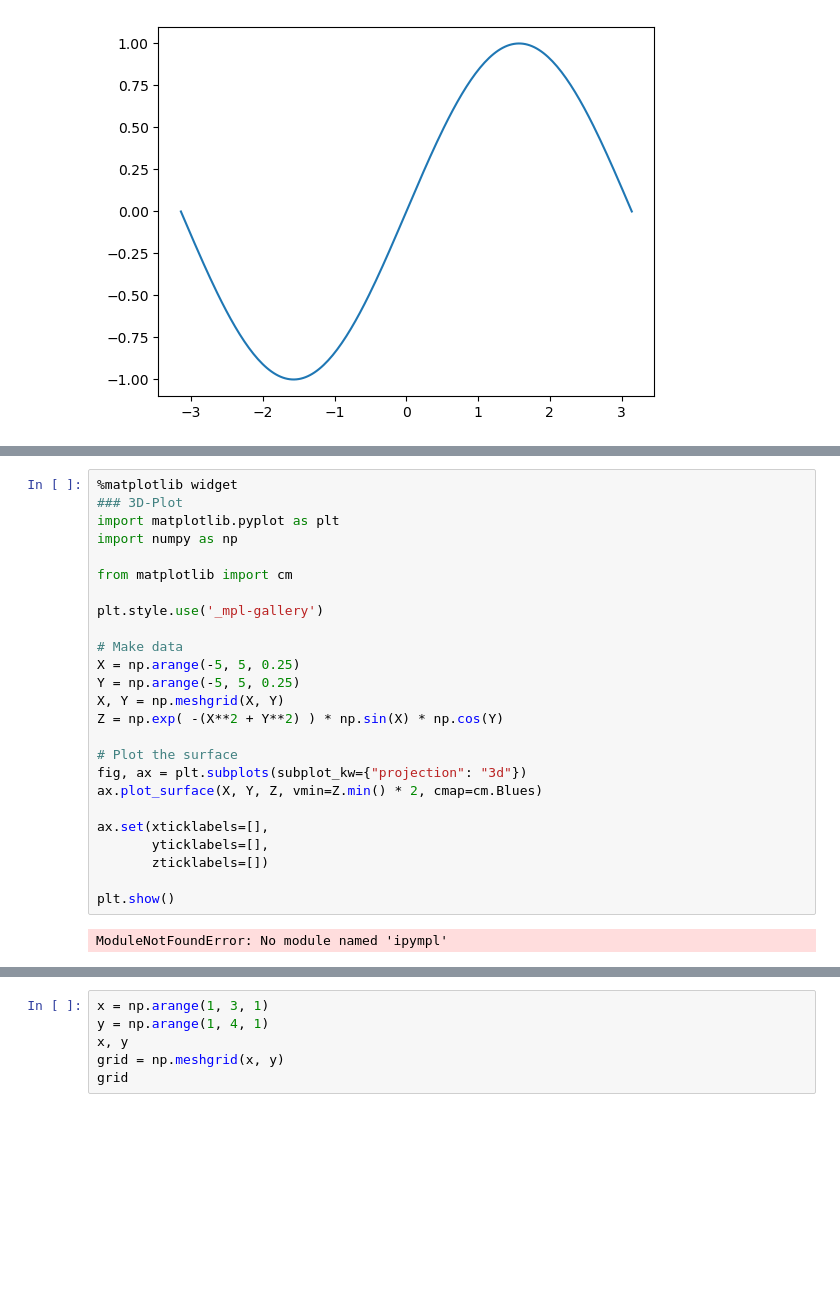
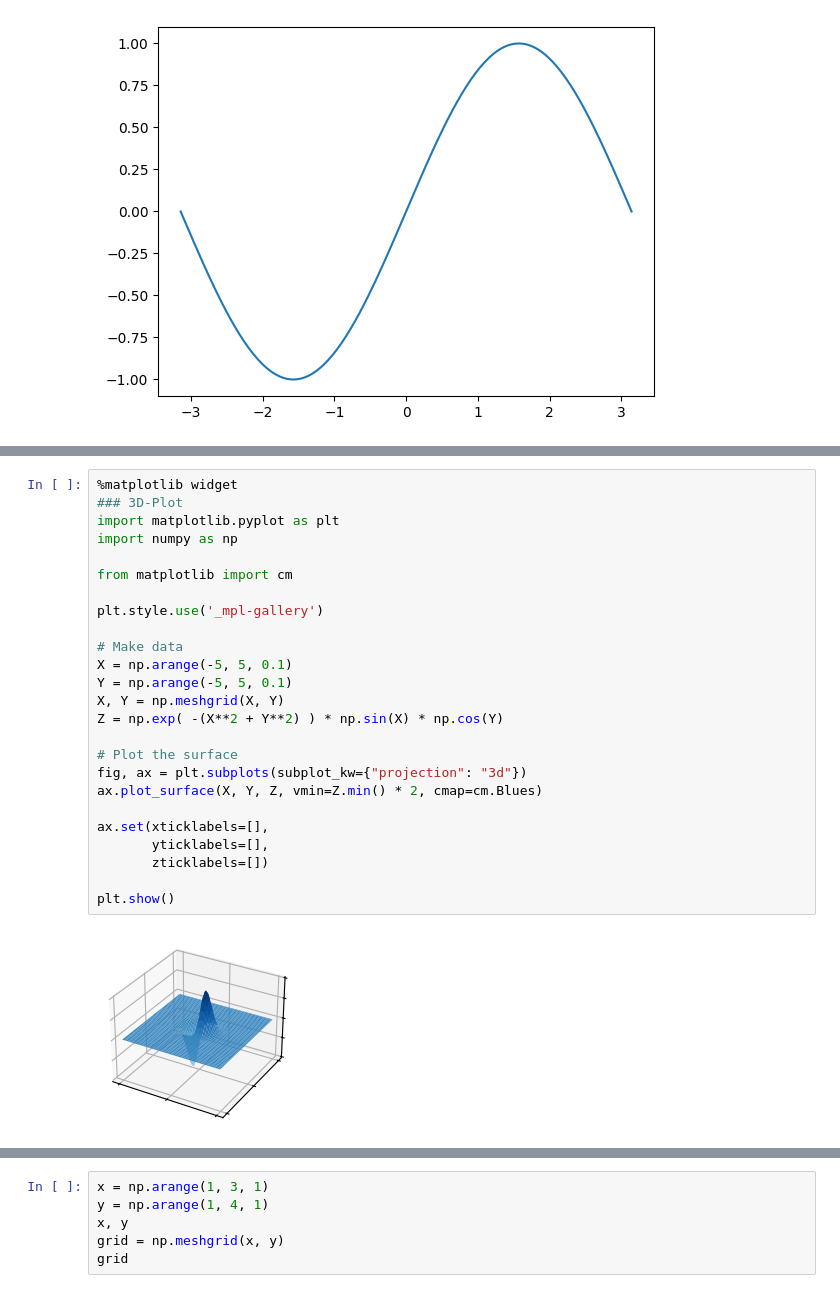
Before and after one commit to uja-works/Programmieren2, a Jupyter notebook: NumpyUndMatplotlib.ipynb, the cells around one changed output, grey strips where cells are left out. Cells and saved outputs as stored; diff of their text form; blank space fills up the shorter version.

```diff
--- a/NumpyUndMatplotlib.ipynb
+++ b/NumpyUndMatplotlib.ipynb
@@ -278,30 +281,30 @@ plt.show()
 # %%
 %matplotlib widget
 ### 3D-Plot
 import matplotlib.pyplot as plt
 import numpy as np
 
 from matplotlib import cm
 
 plt.style.use('_mpl-gallery')
 
 # Make data
-X = np.arange(-5, 5, 0.25)
-Y = np.arange(-5, 5, 0.25)
+X = np.arange(-5, 5, 0.1)
+Y = np.arange(-5, 5, 0.1)
 X, Y = np.meshgrid(X, Y)
 Z = np.exp( -(X**2 + Y**2) ) * np.sin(X) * np.cos(Y)
 
 # Plot the surface
 fig, ax = plt.subplots(subplot_kw={"projection": "3d"})
 ax.plot_surface(X, Y, Z, vmin=Z.min() * 2, cmap=cm.Blues)
 
 ax.set(xticklabels=[],
        yticklabels=[],
        zticklabels=[])
 
 plt.show()
 # %% [output]
-ModuleNotFoundError: No module named 'ipympl'
+[figure, added]
 # %%
 import matplotlib.pyplot as plt
 import numpy as np
```
Also changed, not shown: parts of 14 cells of this notebook, 11 other files.
